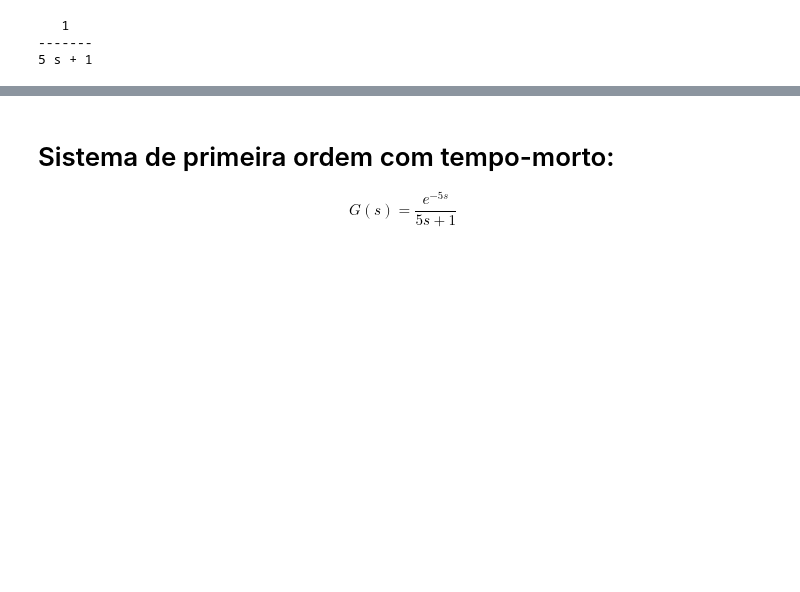
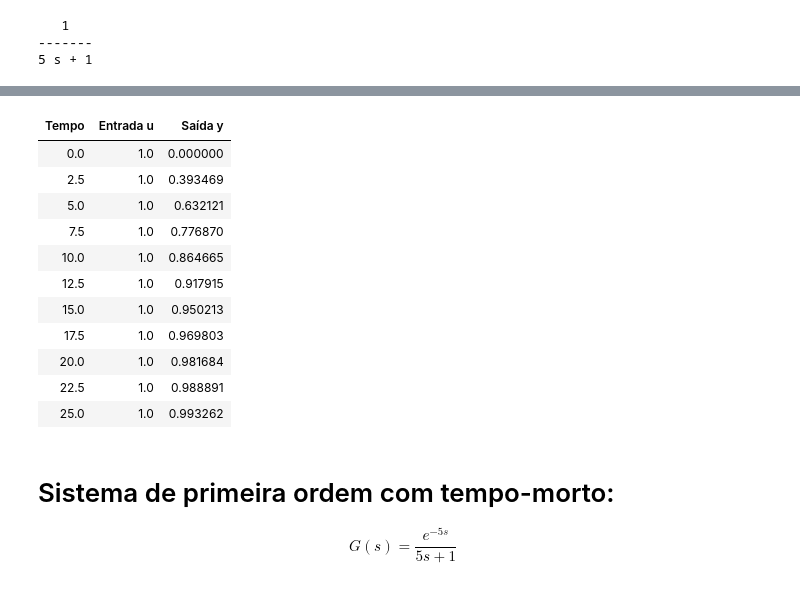
Before and after one commit to juliosdutra/Topicos-de-Controle-Avancado-UFES, a Jupyter notebook: Resposta_ao_degrau.ipynb, the cells around one changed output, grey strips where cells are left out. Cells and saved outputs as stored; diff of their text form; code cells hidden in the pictures; blank space fills up the shorter version.

```diff
--- a/Resposta_ao_degrau.ipynb
+++ b/Resposta_ao_degrau.ipynb
@@ -59,3 +61,20 @@ df
+# %%
+from IPython.display import HTML
+
+HTML(df.to_html(index=False))
+# %% [output]
+| Tempo | Entrada u | Saída y |
+| 0.0 | 1.0 | 0.000000 |
+| 2.5 | 1.0 | 0.393469 |
+| 5.0 | 1.0 | 0.632121 |
+| 7.5 | 1.0 | 0.776870 |
+| 10.0 | 1.0 | 0.864665 |
+| 12.5 | 1.0 | 0.917915 |
+| 15.0 | 1.0 | 0.950213 |
+| 17.5 | 1.0 | 0.969803 |
+| 20.0 | 1.0 | 0.981684 |
+| 22.5 | 1.0 | 0.988891 |
+| 25.0 | 1.0 | 0.993262 |
 # %% [markdown]
 # Sistema de primeira ordem com tempo-morto:
 
```
Also changed, not shown: parts of 4 cells of this notebook.
